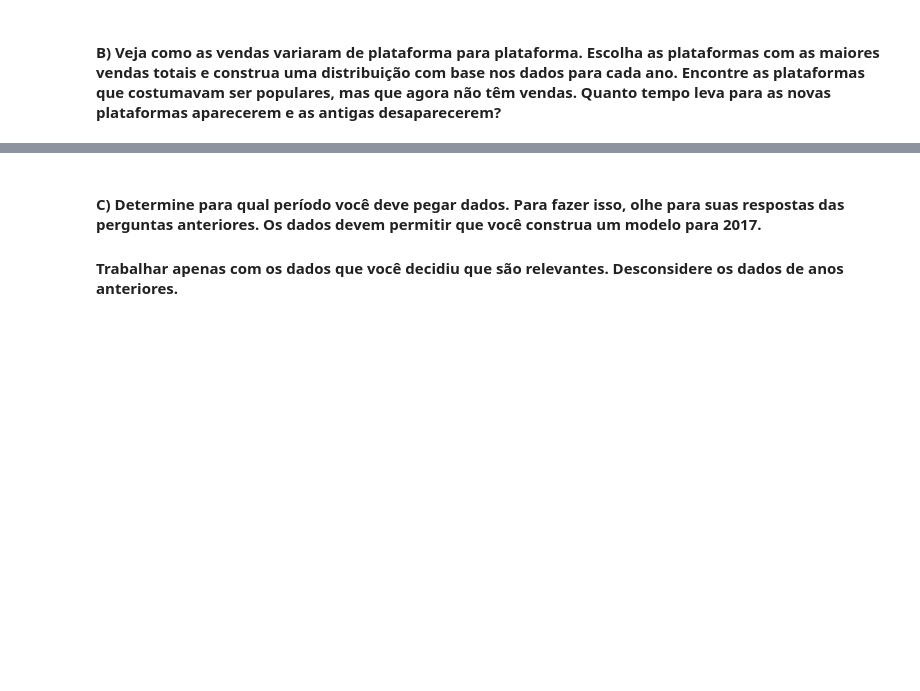
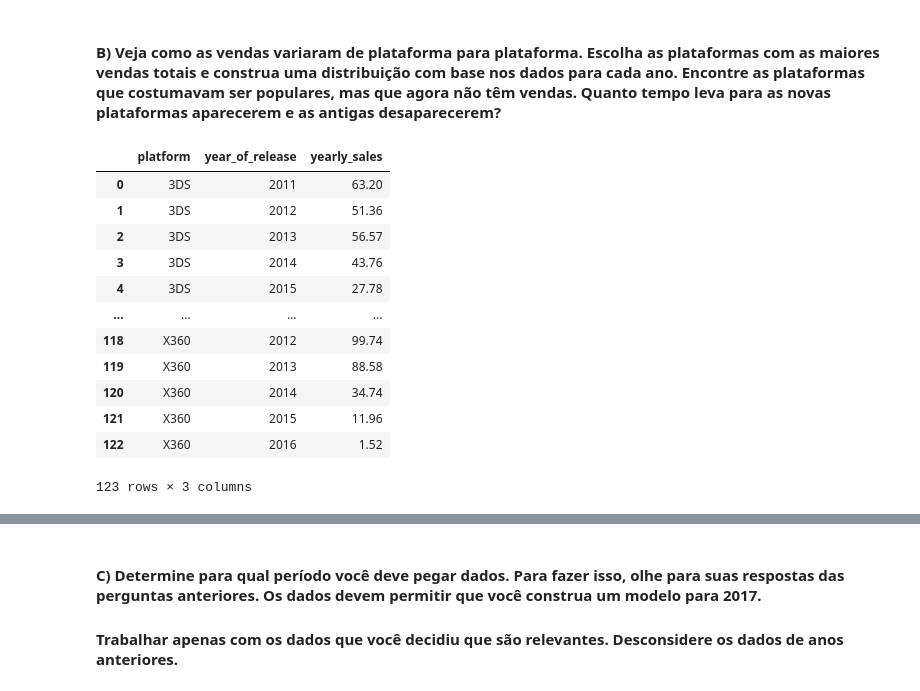
Before and after one commit to BCaravina/video-games-EDA, a Jupyter notebook: notebooks/analysis.ipynb, the cells around one changed output, grey strips where cells are left out. Saved outputs shown, nothing was run; the diff lists cells and outputs as text; code cells hidden in the pictures; blank space fills up the shorter version.

```diff
--- a/notebooks/analysis.ipynb
+++ b/notebooks/analysis.ipynb
@@ -220,3 +218,55 @@ plt.show()
 A diferença visual entre os histogramas se dá pela quantidade do conjunto de dados. O histograma completo inclui todos os anos disponíveis (37), enquanto o histograma filtrado contém apenas os anos com volume acima da mediana (~18), por isso o gráfico filtrado naturalmente apresenta frequências menores. Essa diferença é esperada e reforça o motivo da filtragem: os anos de menor volume distorcem a distribuição e não são representativos para análises comparativas.
 # %% [markdown]
 #### B) Veja como as vendas variaram de plataforma para plataforma. Escolha as plataformas com as maiores vendas totais e construa uma distribuição com base nos dados para cada ano. Encontre as plataformas que costumavam ser populares, mas que agora não têm vendas. Quanto tempo leva para as novas plataformas aparecerem e as antigas desaparecerem?
+# %%
+# analisando as vendas por plataforma
+sales_by_platform = (
+    game_df
+    .groupby("platform")["global_sales"]
+    .sum()
+    .rename("total_sales")
+    .sort_values(ascending=False)
+)
+# print(sales_by_platform)
+
+# calculando a fatia de vendas de cada plataforma
+total_sales_sum = sales_by_platform.sum()
+sales_share = sales_by_platform.cumsum() / total_sales_sum
+platform_sales_share = pd.DataFrame({
+    "total_sales": sales_by_platform,
+    "cumulative_share": sales_share
+})
+# print(platform_sales_share)
+
+# selecionando apenas as plataformas que correspondem a até 80% do total
+top_platforms = platform_sales_share[
+    platform_sales_share["cumulative_share"] <= 0.8
+].index.tolist()
+# print(top_platforms)
+
+# filtrando o dataframe original com as top_platforms
+top_platforms_df = game_df[game_df["platform"].isin(top_platforms)]
+
+# agrupando os dados por platform e year_of_release e somando as global_sales
+platform_year_sales = (
+    top_platforms_df
+    .groupby(["platform", "year_of_release"])["global_sales"]
+    .sum()
+    .reset_index(name="yearly_sales")
+    .sort_values(["platform", "year_of_release"])
+)
+display(platform_year_sales)
+# %% [output]
+|  | platform | year_of_release | yearly_sales |
+| 0 | 3DS | 2011 | 63.20 |
+| 1 | 3DS | 2012 | 51.36 |
+| 2 | 3DS | 2013 | 56.57 |
+| 3 | 3DS | 2014 | 43.76 |
+| 4 | 3DS | 2015 | 27.78 |
+| ... | ... | ... | ... |
+| 118 | X360 | 2012 | 99.74 |
+| 119 | X360 | 2013 | 88.58 |
+| 120 | X360 | 2014 | 34.74 |
+| 121 | X360 | 2015 | 11.96 |
+| 122 | X360 | 2016 | 1.52 |
+123 rows × 3 columns
```
Also changed, not shown: parts of 8 cells of this notebook.
